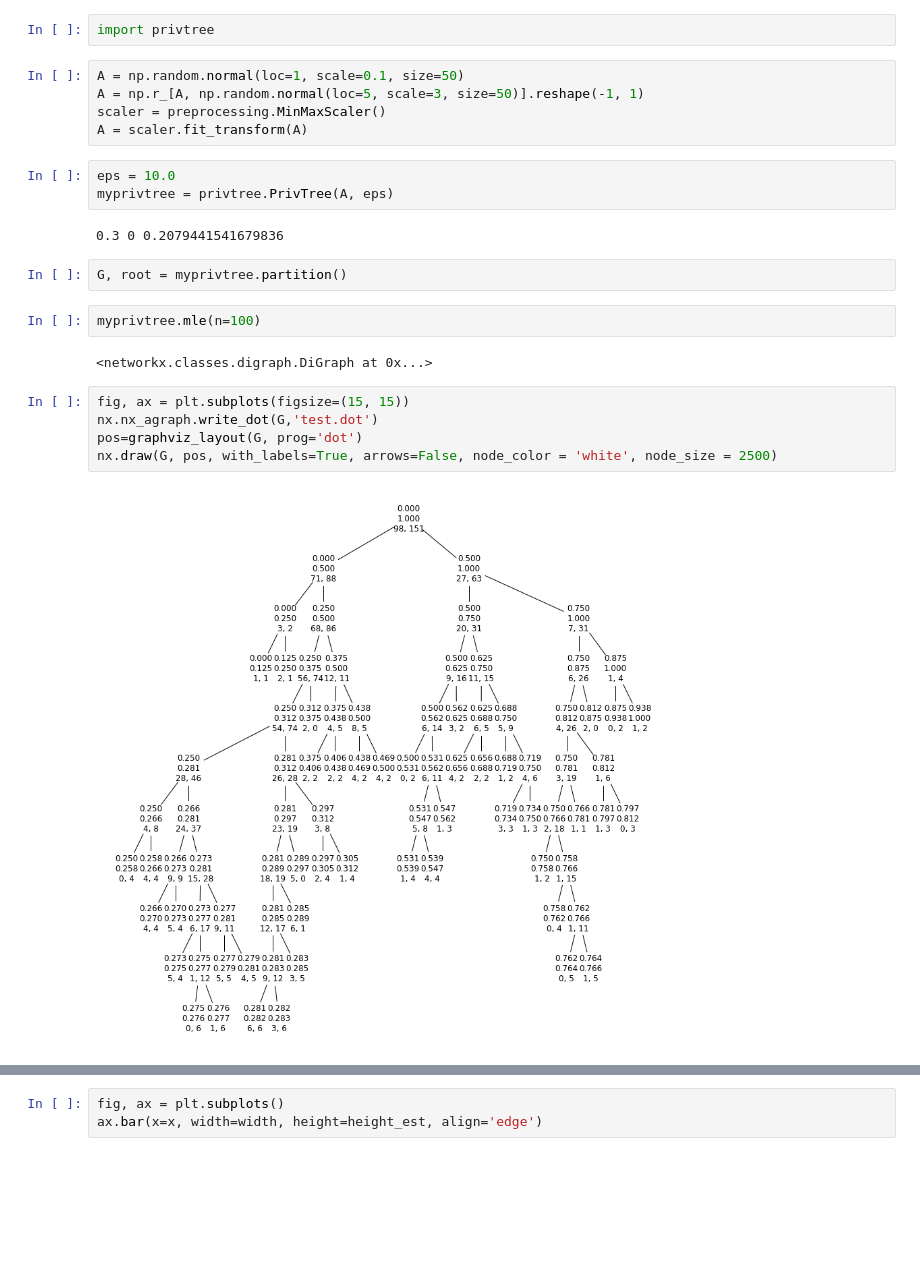
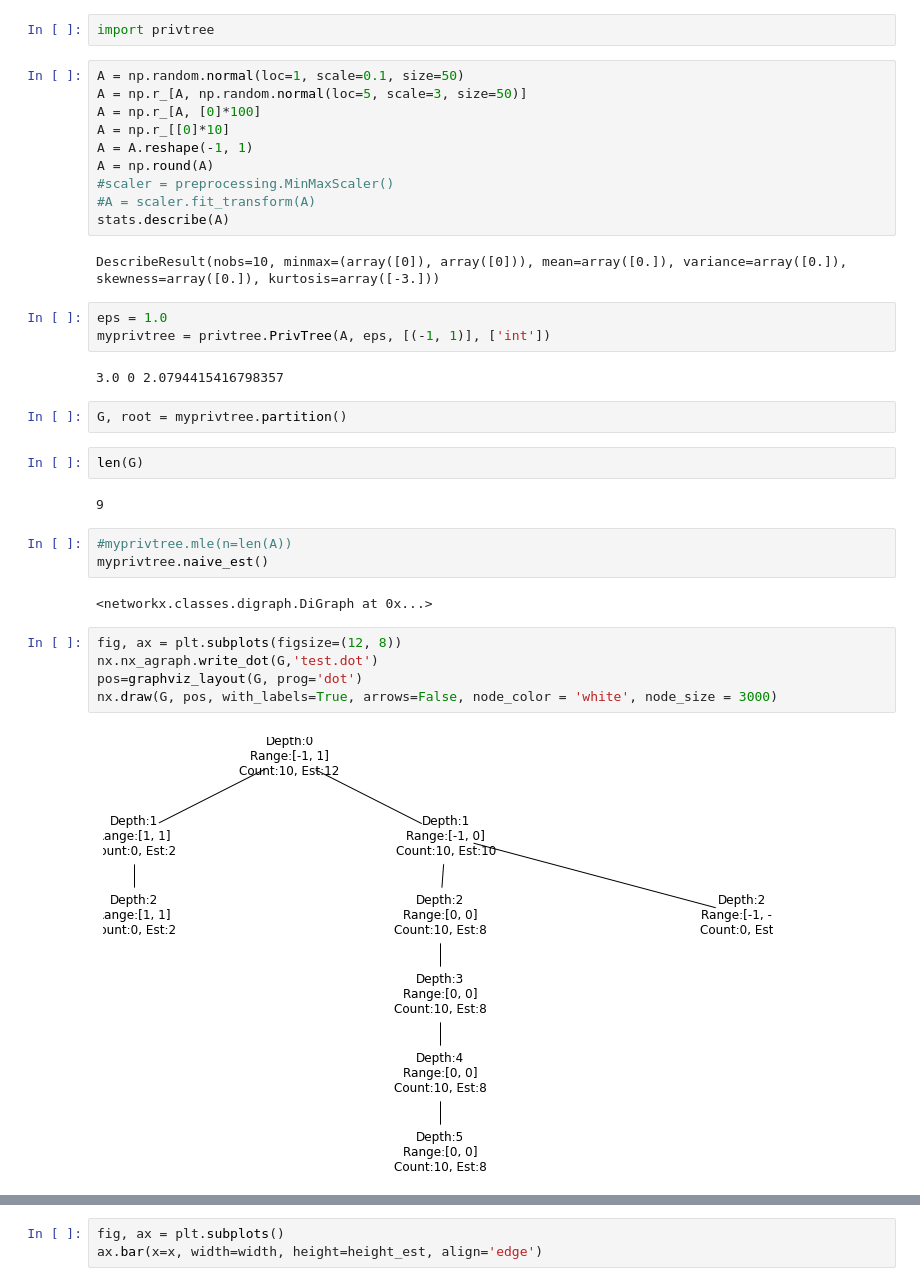
Before and after one commit to 122689305/khist, a Jupyter notebook: test_privtree.ipynb, the cells around one changed output, grey strips where cells are left out. Drawn from its saved outputs; the diff is of its cells as text; blank space fills up the shorter version.

```diff
--- a/test_privtree.ipynb
+++ b/test_privtree.ipynb
@@ -14,27 +15,39 @@ from sklearn import preprocessing
 import privtree
 # %%
 A = np.random.normal(loc=1, scale=0.1, size=50)
-A = np.r_[A, np.random.normal(loc=5, scale=3, size=50)].reshape(-1, 1)
-scaler = preprocessing.MinMaxScaler()
-A = scaler.fit_transform(A)
+A = np.r_[A, np.random.normal(loc=5, scale=3, size=50)]
+A = np.r_[A, [0]*100]
+A = np.r_[[0]*10]
+A = A.reshape(-1, 1)
+A = np.round(A)
+#scaler = preprocessing.MinMaxScaler()
+#A = scaler.fit_transform(A)
+stats.describe(A)
+# %% [output]
+DescribeResult(nobs=10, minmax=(array([0]), array([0])), mean=array([0.]), variance=array([0.]), skewness=array([0.]), kurtosis=array([-3.]))
 # %%
-eps = 10.0
-myprivtree = privtree.PrivTree(A, eps)
+eps = 1.0
+myprivtree = privtree.PrivTree(A, eps, [(-1, 1)], ['int'])
 # %% [output]
-0.3 0 0.2079441541679836
+3.0 0 2.0794415416798357
 # %%
 G, root = myprivtree.partition()
-# %%
-myprivtree.mle(n=100)
-# %% [output]
-<networkx.classes.digraph.DiGraph at 0x...>
+# %%
+len(G)
+# %% [output]
+9
+# %%
+#myprivtree.mle(n=len(A))
+myprivtree.naive_est()
+# %% [output]
+<networkx.classes.digraph.DiGraph at 0x...>
 # %%
-fig, ax = plt.subplots(figsize=(15, 15))
+fig, ax = plt.subplots(figsize=(12, 8))
 nx.nx_agraph.write_dot(G,'test.dot')
 pos=graphviz_layout(G, prog='dot')
-nx.draw(G, pos, with_labels=True, arrows=False, node_color = 'white', node_size = 2500)
+nx.draw(G, pos, with_labels=True, arrows=False, node_color = 'white', node_size = 3000)
 # %% [output]
-[figure, old version]
+[figure, new version]
 # %%
 fig, ax = plt.subplots()
 
```
Also changed, not shown: parts of 2 cells of this notebook, 4 other files.
